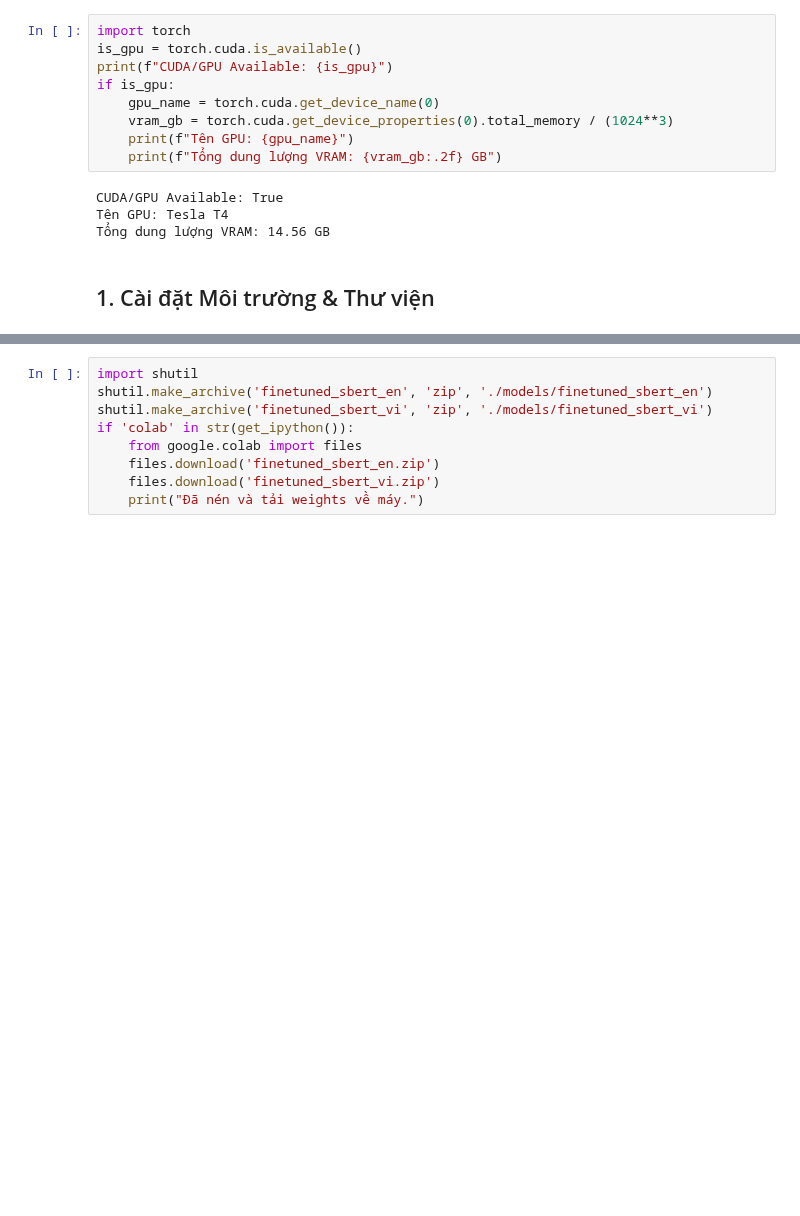
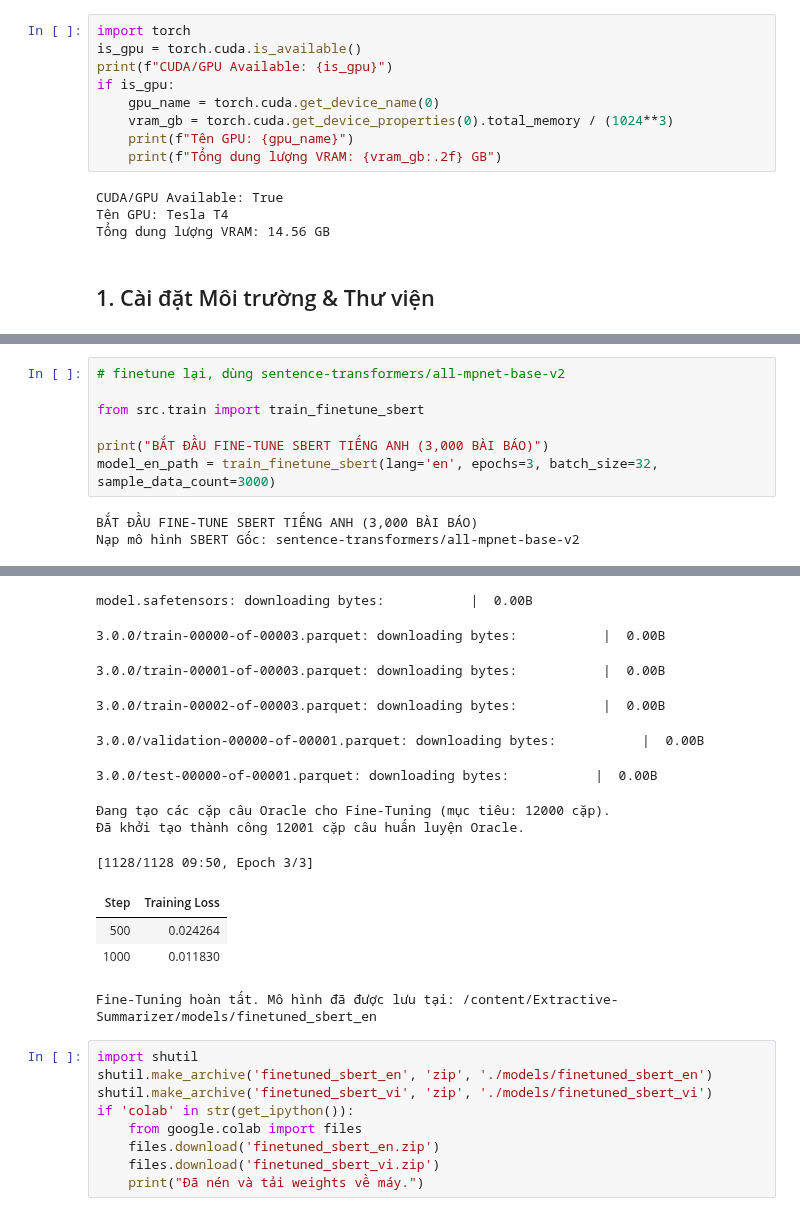
Before and after one commit to kttt294/Extractive-Summarizer, a Jupyter notebook: Nhom2_NLP_ExtractiveSummarizer.ipynb, the cells around one changed output, grey strips where cells are left out. Saved outputs shown, nothing was run; the diff lists cells and outputs as text; blank space fills up the shorter version.

```diff
--- a/Nhom2_NLP_ExtractiveSummarizer.ipynb
+++ b/Nhom2_NLP_ExtractiveSummarizer.ipynb
@@ -86,3 +84,13 @@ model.safetensors: downloading bytes:           |  0.00B
 | 500 | 0.027339 |
 | 1000 | 0.017385 |
 ... (10 outputs left out)
+# %%
+# finetune lại, dùng sentence-transformers/all-mpnet-base-v2
+
+from src.train import train_finetune_sbert
+
+print("BẮT ĐẦU FINE-TUNE SBERT TIẾNG ANH (3,000 BÀI BÁO)")
+model_en_path = train_finetune_sbert(lang='en', epochs=3, batch_size=32, sample_data_count=3000)
+# %% [output]
+BẮT ĐẦU FINE-TUNE SBERT TIẾNG ANH (3,000 BÀI BÁO)
+Nạp mô hình SBERT Gốc: sentence-transformers/all-mpnet-base-v2
@@ -89,3 +99,16 @@ model.safetensors: downloading bytes:           |  0.00B
+model.safetensors: downloading bytes:           |  0.00B
+3.0.0/train-00000-of-00003.parquet: downloading bytes:           |  0.00B
+3.0.0/train-00001-of-00003.parquet: downloading bytes:           |  0.00B
+3.0.0/train-00002-of-00003.parquet: downloading bytes:           |  0.00B
+3.0.0/validation-00000-of-00001.parquet: downloading bytes:           |  0.00B
+3.0.0/test-00000-of-00001.parquet: downloading bytes:           |  0.00B
+Đang tạo các cặp câu Oracle cho Fine-Tuning (mục tiêu: 12000 cặp).
+Đã khởi tạo thành công 12001 cặp câu huấn luyện Oracle.
+[1128/1128 09:50, Epoch 3/3]
+| Step | Training Loss |
+| 500 | 0.024264 |
+| 1000 | 0.011830 |
+Fine-Tuning hoàn tất. Mô hình đã được lưu tại: /content/Extractive-Summarizer/models/finetuned_sbert_en
 # %%
 import shutil
 shutil.make_archive('finetuned_sbert_en', 'zip', './models/finetuned_sbert_en')
```
Also changed, not shown: parts of 12 cells of this notebook, 15 other files.
